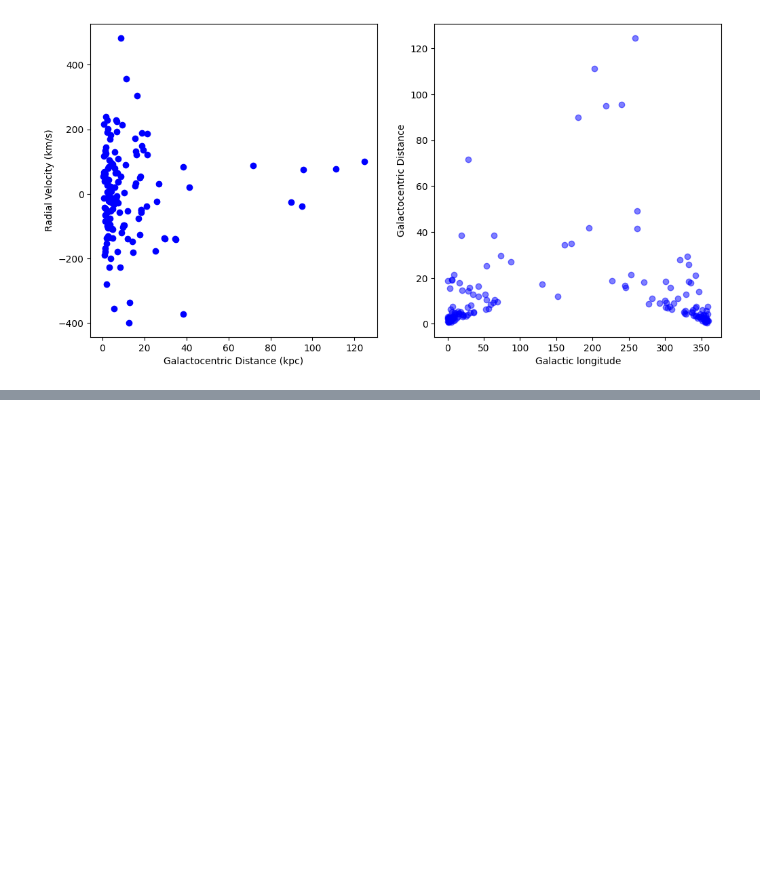
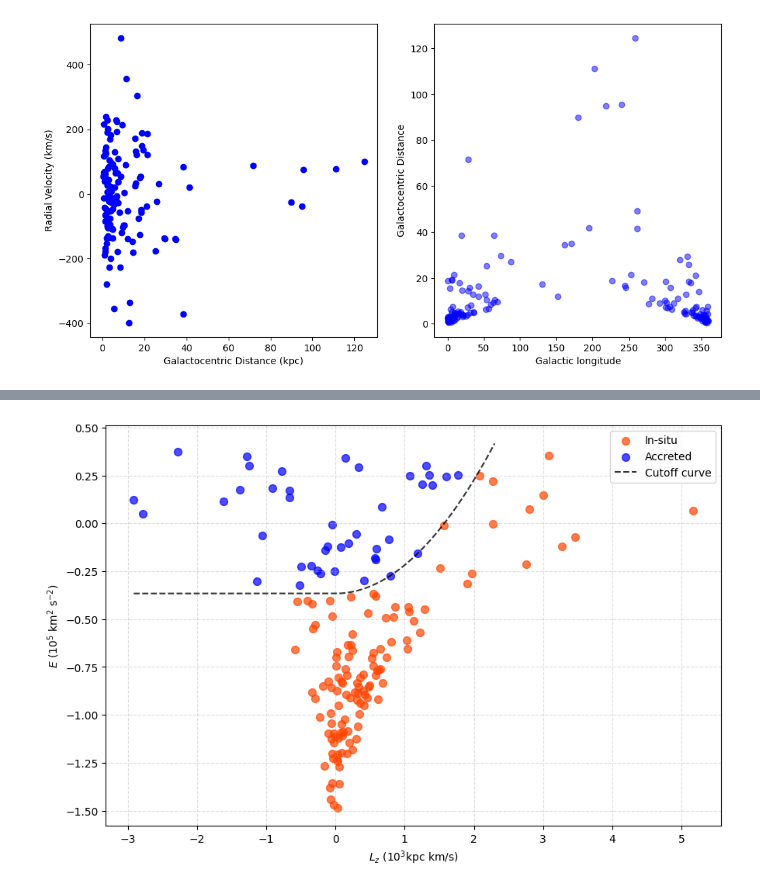
Before and after one commit to vishnusivamogga/PHYS3116_shrek, a Jupyter notebook: PHYS3116 main.ipynb, the cells around one changed output, grey strips where cells are left out. Saved outputs shown, nothing was run; the diff lists cells and outputs as text; code cells hidden in the pictures; blank space fills up the shorter version.

```diff
--- a/PHYS3116 main.ipynb
+++ b/PHYS3116 main.ipynb
@@ -91,0 +73,88 @@ plt.show()
+# %%
+'''
+The general approach to identify accretion candidates from dynamical information will be as follows:
+1. Begin from the E-Lz plot and flag clusters with high energy (bigger E means the cluster is likely less bound,
+hence more likely to be accreted) OR clusters with retrograde orbits (Lz < 0), which is another clear sign of accretion
+
+2. Flag candidates as 'strong accretors' if both of these criterion are satisfied.
+
+3. Next, plot candidates against the remaining population spatially (R vs |z|) and in terms of eccentricity (eccentricity vs E).
+Determine if these candidates are outliers in these plots as well. If they are, then this is a further sign of accretion.
+
+4. Compare with the age-metallicity plots from Sav. Cross check that the candidates are generally younger and more metal-poor than the
+in-situ population. Cross any off the list that are not. We will end up then with a final list of accretion candidates.
+'''
+
+# Attempt 2 at the Energy and angular momentum plots. This time, instead of inputting the Harris IDs I'll use the inbuilt
+# Galpy globular clusters list. This is fine because SIMBAD pulls from Gaia EDR3 which only has 4 more GC's than Harris
+orbits_galpy = Orbit.from_name('MW Globular Clusters')
+Lz = []
+E = []
+names = []
+for orb in orbits_galpy:
+    names.append(orb.name)
+    Lz.append(orb.Lz(pot=MWPotential2014))
+    E.append(orb.E(pot=MWPotential2014))
+
+Lz = np.array(Lz, dtype=float)
+E = np.array(E, dtype=float)
+names = np.array(names)
+
+
+
+# Soft cutoff, softer criteria and narrow down later
+L0 = 500
+E_cutoff = np.percentile(E, 65)
+alpha = alpha = 0.05 * (np.max(E) - E_cutoff)
+
+def E_boundary(lz):
+    return np.where(lz < 0, E_cutoff, E_cutoff + alpha * (lz/L0)**2) # if Lz < 0, straight line, if Lz > 0, parabola
+
+mask_accreted = E > E_boundary(Lz)
+mask_insitu = np.logical_not(mask_accreted)  # Inverse of accreted mask
+
+# Print the names of the accretion candidate clusters
+print("Accretion candidates based on E-Lz criteria:")
+accretion_candidates = np.array(names[mask_accreted])
+print(accretion_candidates)
+print(f"Number of accretion candidates: {len(accretion_candidates)}")
+
+fig, ax = plt.subplots(figsize=(9,6))
+ax.scatter(Lz[mask_insitu]/1e3,   E[mask_insitu]/1e5,   color='orangered', s=50, alpha=0.7, label='In-situ')
+ax.scatter(Lz[mask_accreted]/1e3, E[mask_accreted]/1e5, color='blue',s=50, alpha=0.7, label='Accreted')
+lz_grid = np.linspace(Lz.min(), 2300, 400)
+ax.plot(lz_grid/1e3, E_boundary(lz_grid)/1e5,c = 'black', ls = '--',alpha = 0.8, label = 'Cutoff curve')
+ax.set_xlabel(r'$L_z$ ($10^3$kpc km/s)')
+ax.set_ylabel(r'$E$ ($10^5$ km$^2$ s$^{-2}$)')
+ax.grid(True, ls='--', alpha=0.4)
+ax.legend()
+plt.tight_layout()
+plt.show()
+
+'''
+# Normalize Harris catalogue IDs: remove spaces, uppercase
+harris_ids_norm = set(data_df['ID'].str.replace(" ", "", regex=False).str.upper())
+
+# Normalize accretion candidate names the same way
+candidates_norm = [gc.replace(" ", "").upper() for gc in accretion_candidates]
+
+# Check membership
+matches = [gc for gc in candidates_norm if gc in harris_ids_norm]
+missing = [gc for gc in candidates_norm if gc not in harris_ids_norm]
+
+# Print results
+print(f"Total accretion candidates: {len(accretion_candidates)}")
+print(f"Found in Harris catalogue: {len(matches)}")
+print(f"Missing from Harris catalogue: {len(missing)}\n")
+
+if matches:
+    print("✅ Matches:")
+    for m in matches:
+        print("  ", m)
+
+if missing:
+    print("\n❌ Missing:")
+    for m in missing:
+        print("  ", m)
+'''
+# %% [output]
@@ -91,0 +169 @@ plt.show()
+[figure, added]
```
Also changed, not shown: parts of 5 cells of this notebook.
